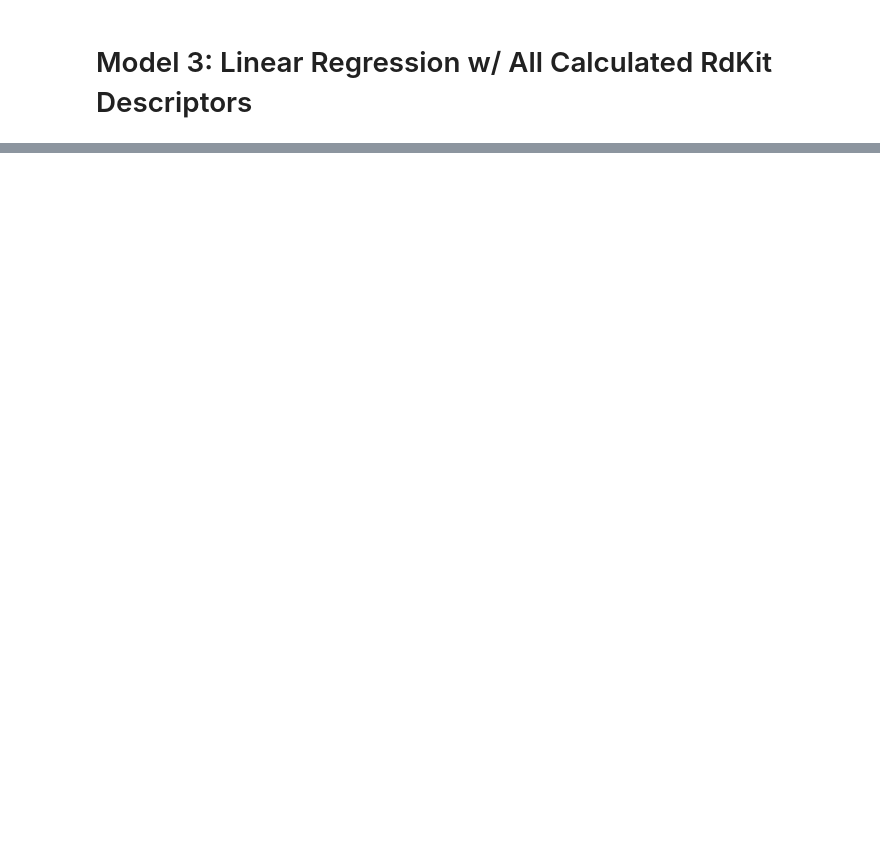
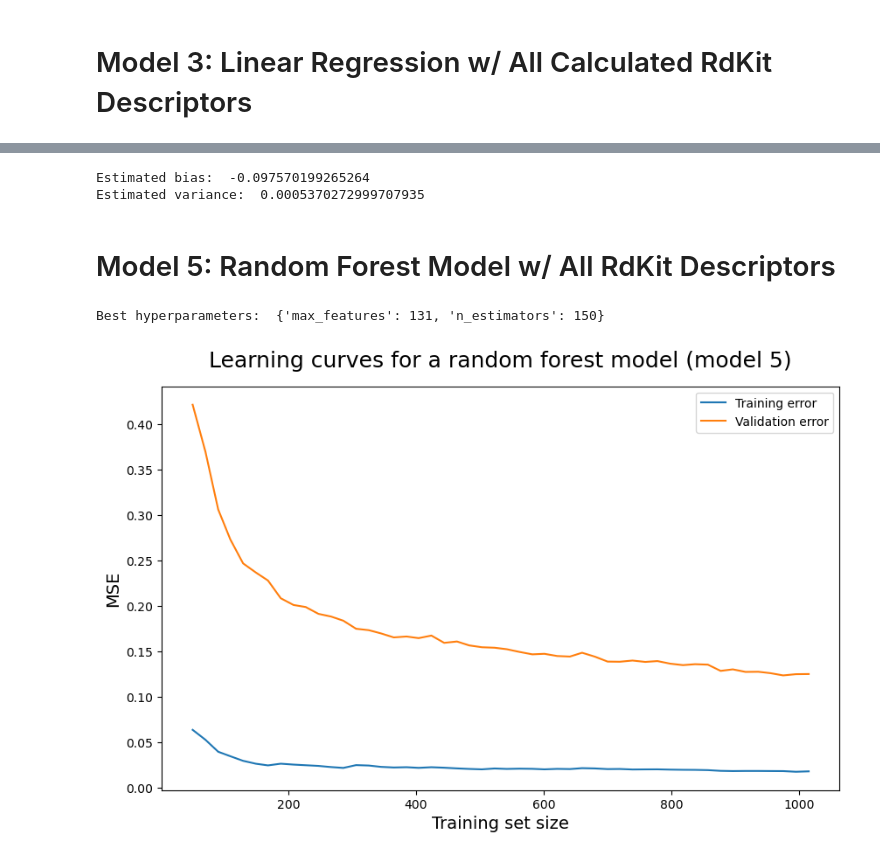
Before and after one commit to ac7407/Machine-Learning, a Jupyter notebook: Week4/HW4b-AndrewChou.ipynb, the cells around one changed output, grey strips where cells are left out. Cells and saved outputs as stored; diff of their text form; code cells hidden in the pictures; blank space fills up the shorter version.

Commit message:
Optimization of hyperparameters for random forest (cv=10)

```diff
--- a/Week4/HW4b-AndrewChou.ipynb
+++ b/Week4/HW4b-AndrewChou.ipynb
@@ -326,0 +329,38 @@ Estimated variance:  0.00016633833006141579
+# %%
+# evaluate estimated bias and variance for lasso regression model
+scores = cross_val_score(Lasso(alpha=0.0003133530060688178), X, y, cv=10, scoring='neg_mean_squared_error')
+print('Estimated bias: ', np.mean(scores))
+print('Estimated variance: ', np.var(scores, ddof=1))
+# %% [output]
+Estimated bias:  -0.097570199265264
+Estimated variance:  0.0005370272999707935
+# %% [markdown]
+# Model 5: Random Forest Model w/ All RdKit Descriptors
+# %%
+# develop random forest model using 10-fold cross validation to select best hyperparameters using random search
+from sklearn.model_selection import RandomizedSearchCV
+from scipy.stats import randint
+
+# define hyperparameters to search
+param_distribs = {'n_estimators': randint(low=1, high=200), 'max_features': randint(low=1, high=200)}
+rnd_search = RandomizedSearchCV(RandomForestRegressor(), param_distributions=param_distribs, n_iter=10, cv=10, scoring='neg_mean_squared_error', random_state=42)
+rnd_search.fit(X, y)
+print("Best hyperparameters: ", rnd_search.best_params_)
+# %% [output]
+Best hyperparameters:  {'max_features': 131, 'n_estimators': 150}
+# %%
+# use best hyperparameters to plot learning curve
+train_sizes, train_scores, test_scores = learning_curve(RandomForestRegressor(n_estimators=rnd_search.best_params_['n_estimators'], max_features=rnd_search.best_params_['max_features']), X, y, cv=10, scoring='neg_mean_squared_error', train_sizes=np.linspace(0.05, 1.0, 50))
+train_errors = -train_scores.mean(axis=1)
+test_errors = -test_scores.mean(axis=1)
+
+plt.figure(figsize=(10, 6))
+plt.plot(train_sizes, train_errors, label='Training error')
+plt.plot(train_sizes, test_errors, label='Validation error')
+plt.ylabel('MSE', fontsize=14)
+plt.xlabel('Training set size', fontsize=14)
+plt.title('Learning curves for a random forest model (model 5)', fontsize=18, y=1.03)
+plt.legend()
+plt.show()
+# %% [output]
+[figure, added]
```
Also changed, not shown: parts of 21 cells of this notebook.
